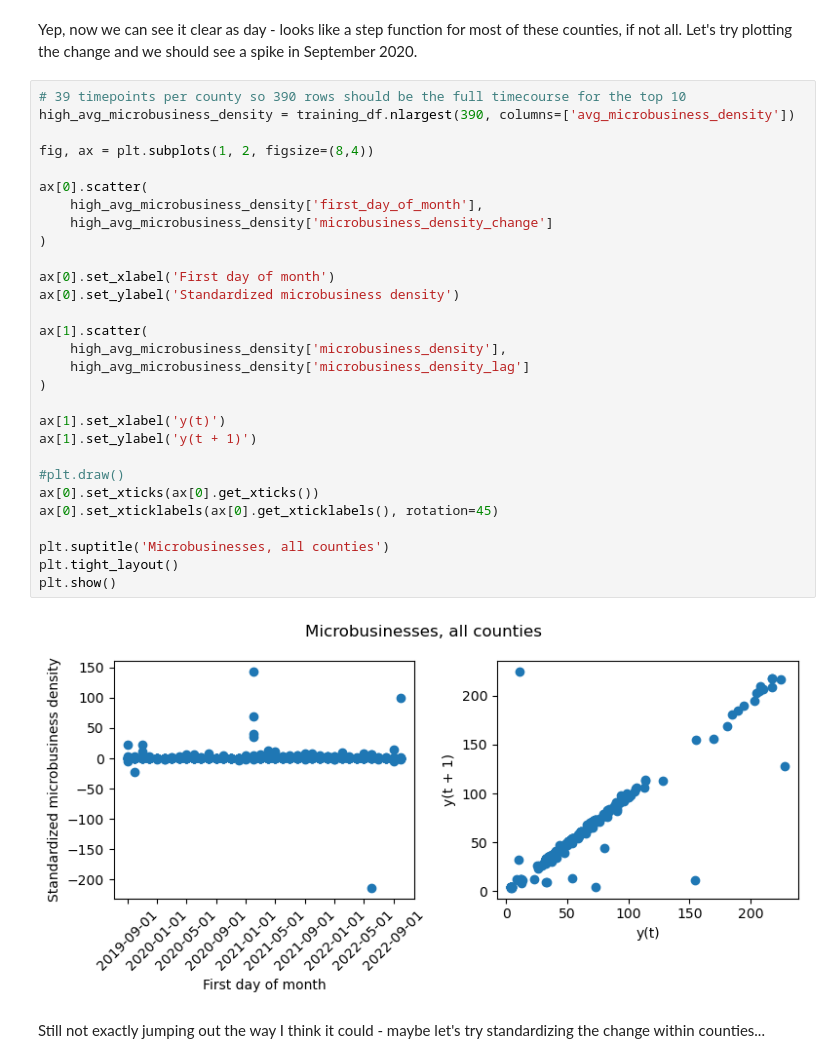
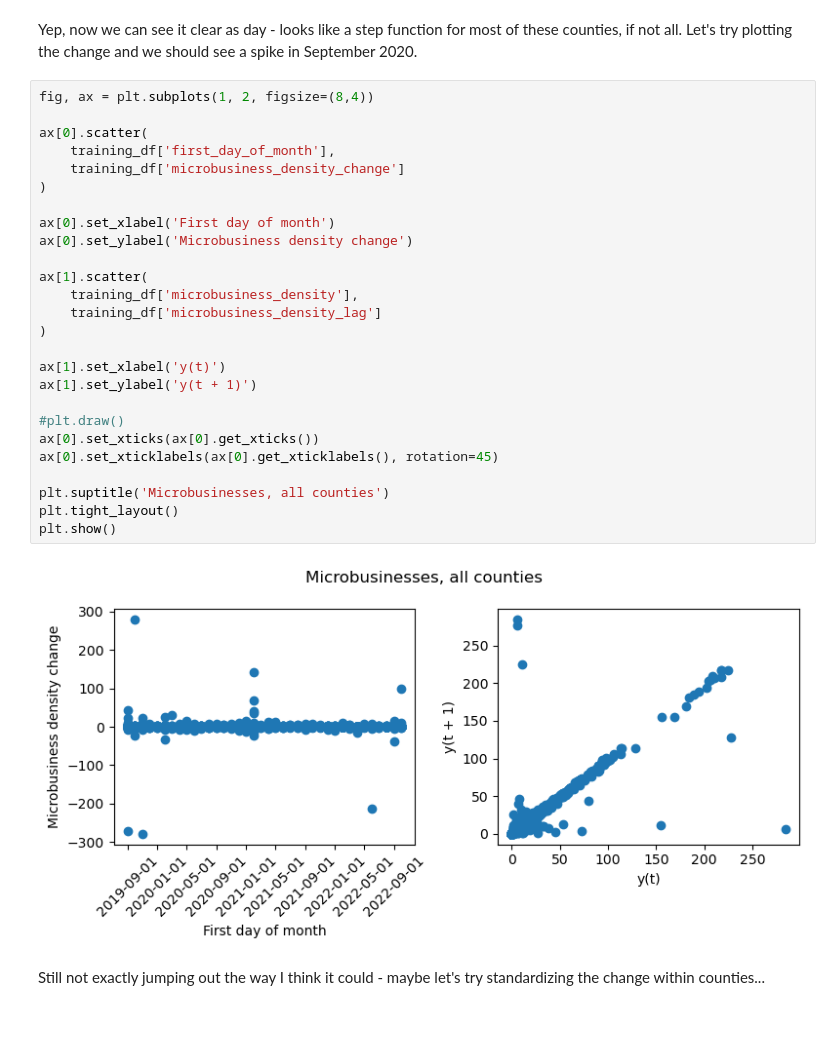
Before and after one commit to gperdrizet/kaggle_microbusiness, a Jupyter notebook: notebooks/02-data_exploration.ipynb, the cells around one changed output. Cells and saved outputs as stored; diff of their text form; blank space fills up the shorter version.

```diff
--- a/notebooks/02-data_exploration.ipynb
+++ b/notebooks/02-data_exploration.ipynb
@@ -626,36 +624,33 @@ plt.show()
 # %% [markdown]
 Yep, now we can see it clear as day - looks like a step function for most of these counties, if not all. Let's try plotting the change and we should see a spike in September 2020.
 # %%
-# 39 timepoints per county so 390 rows should be the full timecourse for the top 10
-high_avg_microbusiness_density = training_df.nlargest(390, columns=['avg_microbusiness_density'])
-
 fig, ax = plt.subplots(1, 2, figsize=(8,4))
 
 ax[0].scatter(
-    high_avg_microbusiness_density['first_day_of_month'],
-    high_avg_microbusiness_density['microbusiness_density_change']
+    training_df['first_day_of_month'],
+    training_df['microbusiness_density_change']
 )
 
 ax[0].set_xlabel('First day of month')
-ax[0].set_ylabel('Standardized microbusiness density')
+ax[0].set_ylabel('Microbusiness density change')
 
 ax[1].scatter(
-    high_avg_microbusiness_density['microbusiness_density'],
-    high_avg_microbusiness_density['microbusiness_density_lag']
+    training_df['microbusiness_density'],
+    training_df['microbusiness_density_lag']
 )
 
 ax[1].set_xlabel('y(t)')
 ax[1].set_ylabel('y(t + 1)')
 
 #plt.draw()
 ax[0].set_xticks(ax[0].get_xticks())
 ax[0].set_xticklabels(ax[0].get_xticklabels(), rotation=45)
 
 plt.suptitle('Microbusinesses, all counties')
 plt.tight_layout()
 plt.show()
 # %% [output]
-[figure, old version]
+[figure, new version]
 # %% [markdown]
 Still not exactly jumping out the way I think it could - maybe let's try standardizing the change within counties...
 # %%
```
Also changed, not shown: parts of 17 cells of this notebook.
